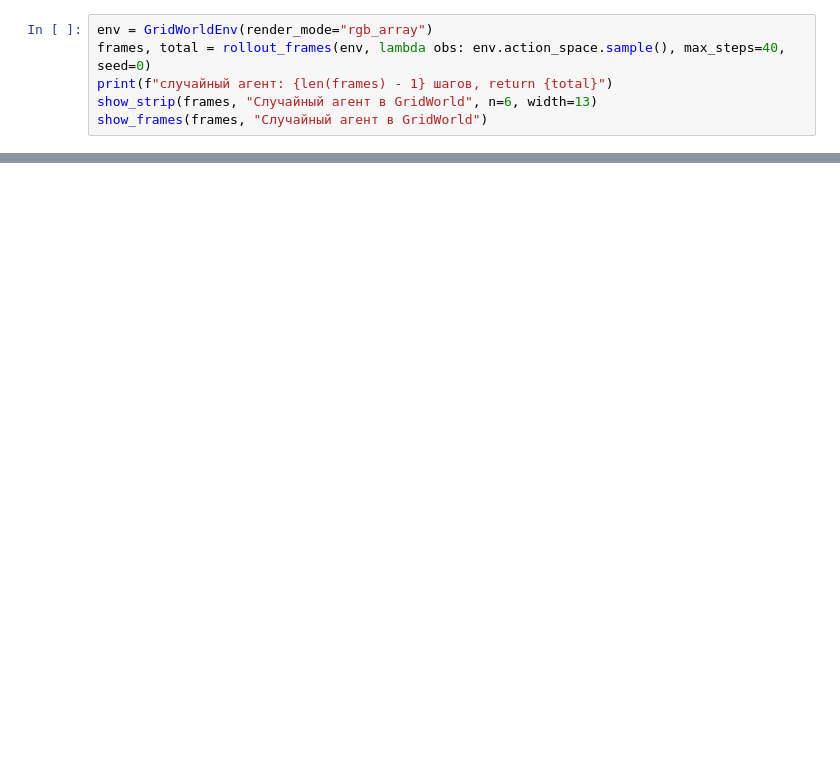
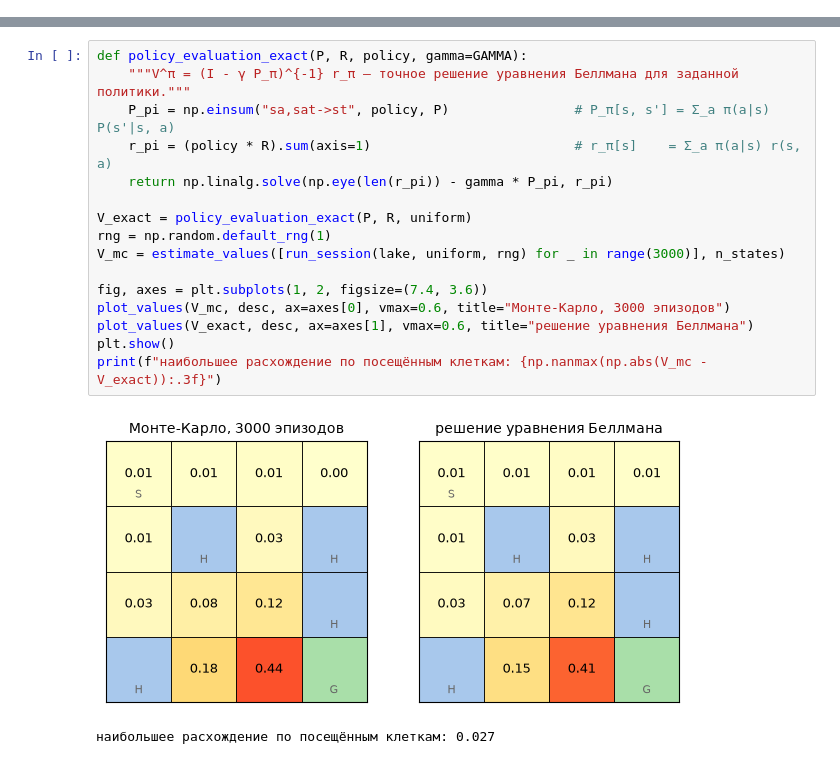
Before and after one commit to IlyaChichkanov/Reinforcement-learning, a Jupyter notebook: 02-environments/lecture/lecture.ipynb, the cells around one changed output, grey strips where cells are left out. Drawn from its saved outputs; the diff is of its cells as text; blank space fills up the shorter version.

```diff
--- a/02-environments/lecture/lecture.ipynb
+++ b/02-environments/lecture/lecture.ipynb
@@ -598,6 +0,0 @@ check_env: ошибок нет
-# %%
-env = GridWorldEnv(render_mode="rgb_array")
-frames, total = rollout_frames(env, lambda obs: env.action_space.sample(), max_steps=40, seed=0)
-print(f"случайный агент: {len(frames) - 1} шагов, return {total}")
-show_strip(frames, "Случайный агент в GridWorld", n=6, width=13)
-show_frames(frames, "Случайный агент в GridWorld")
@@ -1001,0 +424,19 @@ A....#
+# %%
+def policy_evaluation_exact(P, R, policy, gamma=GAMMA):
+    """V^π = (I - γ P_π)^{-1} r_π — точное решение уравнения Беллмана для заданной политики."""
+    P_pi = np.einsum("sa,sat->st", policy, P)                # P_π[s, s'] = Σ_a π(a|s) P(s'|s, a)
+    r_pi = (policy * R).sum(axis=1)                          # r_π[s]    = Σ_a π(a|s) r(s, a)
+    return np.linalg.solve(np.eye(len(r_pi)) - gamma * P_pi, r_pi)
+
+V_exact = policy_evaluation_exact(P, R, uniform)
+rng = np.random.default_rng(1)
+V_mc = estimate_values([run_session(lake, uniform, rng) for _ in range(3000)], n_states)
+
+fig, axes = plt.subplots(1, 2, figsize=(7.4, 3.6))
+plot_values(V_mc, desc, ax=axes[0], vmax=0.6, title="Монте-Карло, 3000 эпизодов")
+plot_values(V_exact, desc, ax=axes[1], vmax=0.6, title="решение уравнения Беллмана")
+plt.show()
+print(f"наибольшее расхождение по посещённым клеткам: {np.nanmax(np.abs(V_mc - V_exact)):.3f}")
+# %% [output]
+[figure, added]
+наибольшее расхождение по посещённым клеткам: 0.027
```
Also changed, not shown: parts of 70 cells of this notebook, 8 other files.
